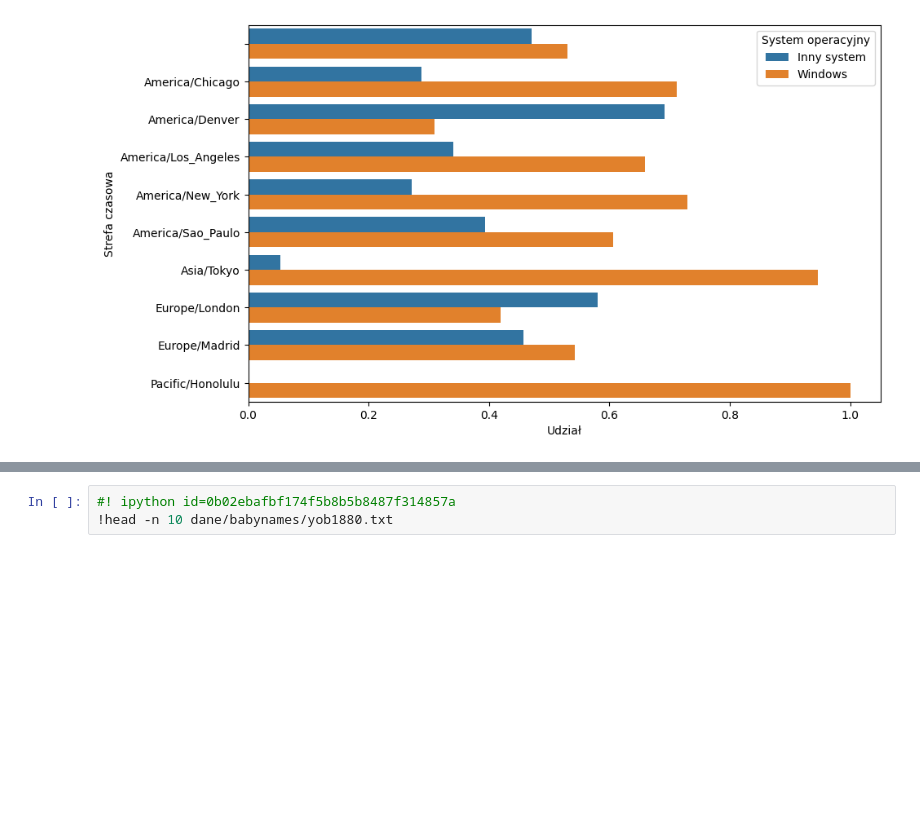
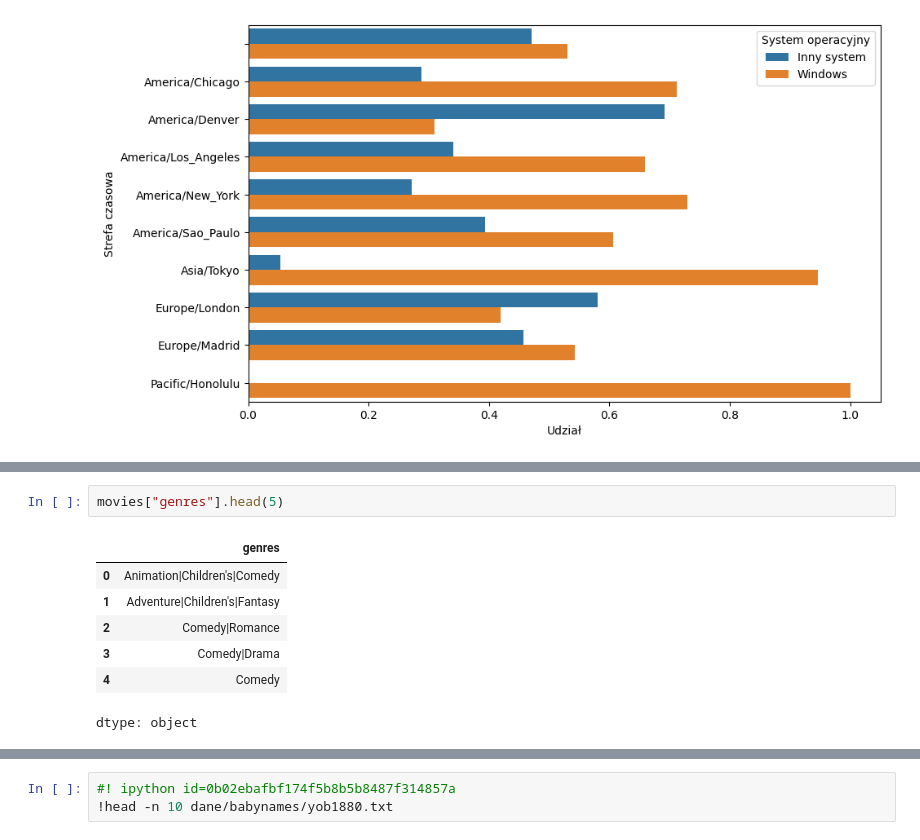
Before and after one commit to url-github/Pandas, a Jupyter notebook: 013_Hel_PywAD_Przykłady_analizy_danych.ipynb, the cells around one changed output, grey strips where cells are left out. Cells and saved outputs as stored; diff of their text form; blank space fills up the shorter version.

```diff
--- a/013_Hel_PywAD_Przykłady_analizy_danych.ipynb
+++ b/013_Hel_PywAD_Przykłady_analizy_danych.ipynb
@@ -465,0 +630,10 @@ genre_ratings[:10]
+# %%
+movies["genres"].head(5)
+# %% [output]
+|  | genres |
+| 0 | Animation|Children's|Comedy |
+| 1 | Adventure|Children's|Fantasy |
+| 2 | Comedy|Romance |
+| 3 | Comedy|Drama |
+| 4 | Comedy |
+dtype: object
```
Also changed, not shown: parts of 52 cells of this notebook.
